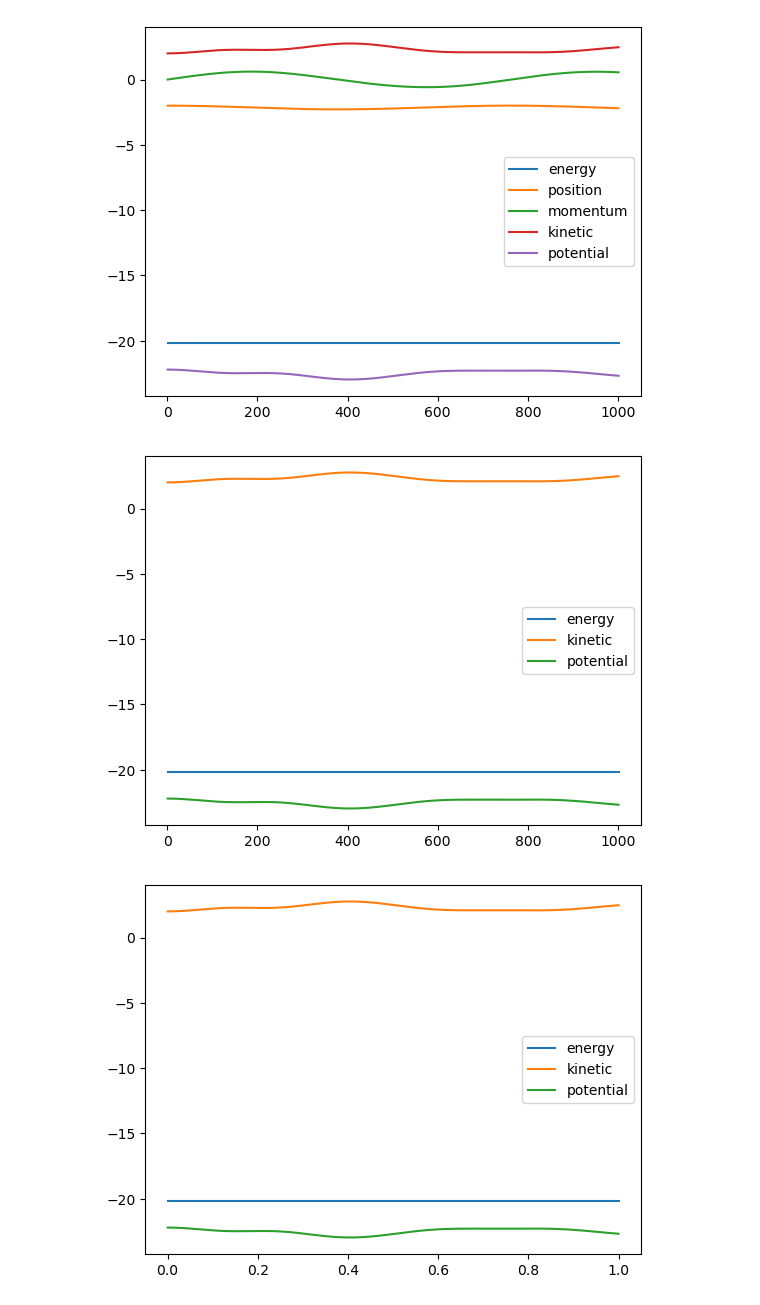
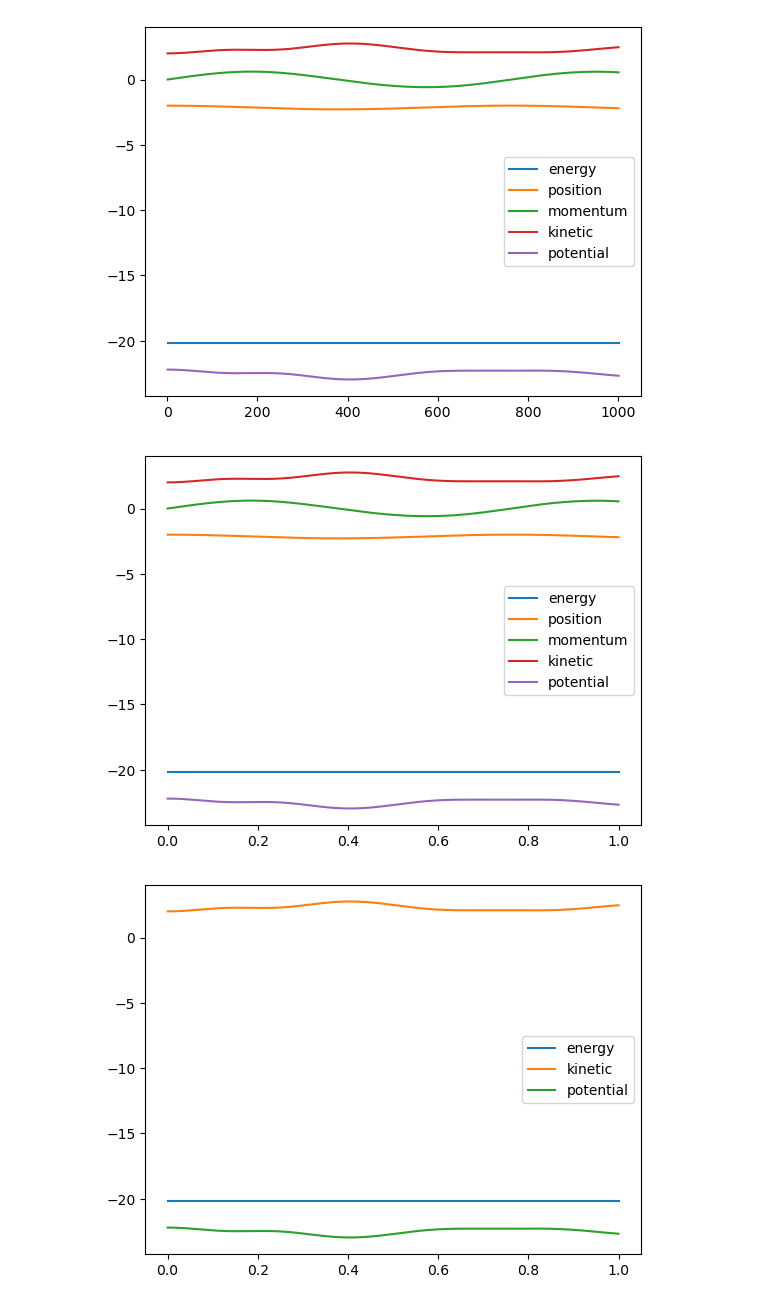
Before and after one commit to brownadder/expsolve, a Jupyter notebook: examples/tutorials/01_tensorgrid/08_observables.ipynb, the cells around one changed output. Cells and saved outputs as stored; diff of their text form; code cells hidden in the pictures.

```diff
--- a/examples/tutorials/01_tensorgrid/08_observables.ipynb
+++ b/examples/tutorials/01_tensorgrid/08_observables.ipynb
@@ -317,9 +318,9 @@ ex.obsplot(plt, obsvalues)
 # %% [output]
 [figure]
 # %%
-ex.obsplot(plt, obsvalues, ['energy','kinetic','potential'])
+ex.obsplot(plt, timegrid, obsvalues)
 # %% [output]
-[figure, old version]
+[figure, new version]
 # %%
 ex.obsplot(plt, timegrid, obsvalues, ['energy','kinetic','potential'])
 # %% [output]
```
Also changed, not shown: parts of 1 cell of this notebook, 5 other files.
